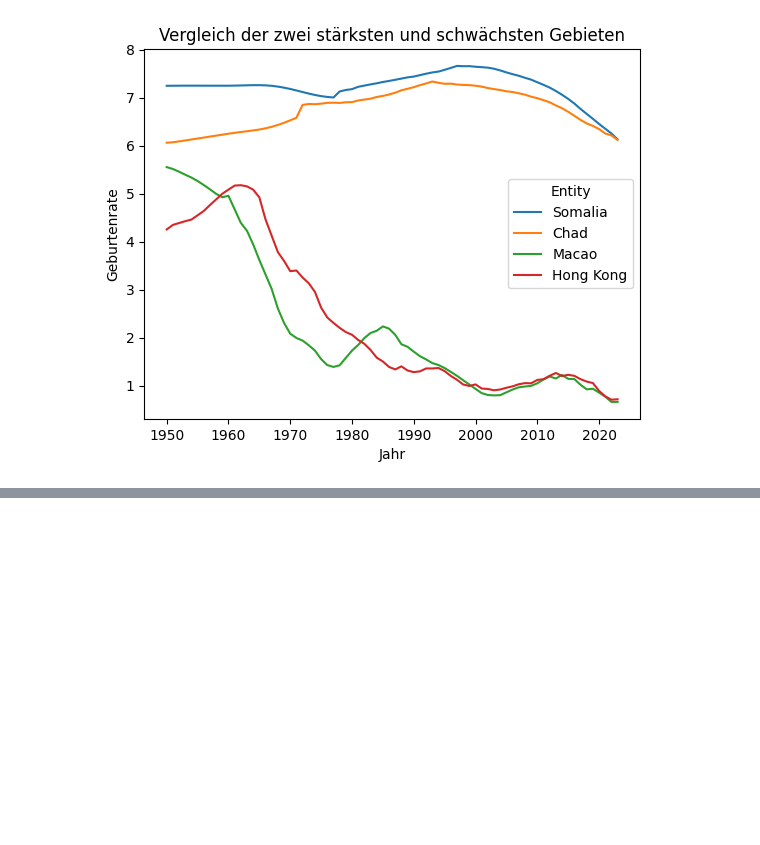
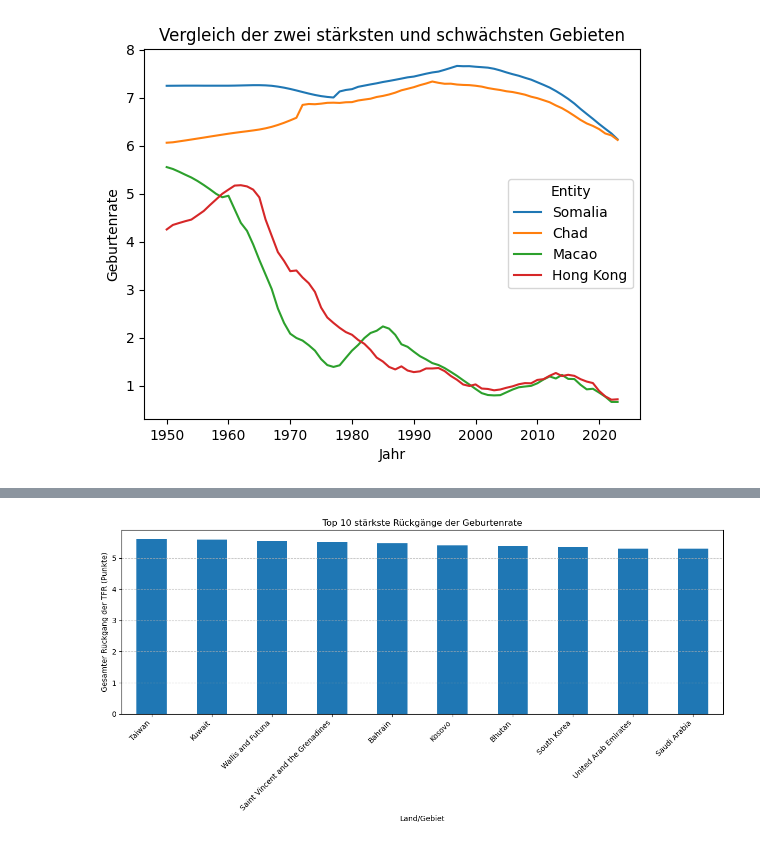
Before and after one commit to MarisaSt/BMLD-Inf1-PyLN, a Jupyter notebook: Grundgerüst.ipynb, the cells around one changed output, grey strips where cells are left out. Saved outputs shown, nothing was run; the diff lists cells and outputs as text; code cells hidden in the pictures; blank space fills up the shorter version.

```diff
--- a/Grundgerüst.ipynb
+++ b/Grundgerüst.ipynb
@@ -205,0 +212,11 @@ plt.show()
+# %%
+import pandas as pd
+import matplotlib.pyplot as plt
+df_pivot_asc = df_pivot.sort_index(ascending=True)
+start_rate = df_pivot_asc.iloc[0]
+end_rate = df_pivot_asc.iloc[-1]
+total_change_all_periods = end_rate - start_rate
+strongest_declines = (total_change_all_periods * -1).sort_values(ascending=False).head(10)
+result_df_new = pd.DataFrame(strongest_declines).rename(columns={0: 'Gesamter Rückgang (TFR-Punkte)'})
+print("Top 10 stärkste Rückgänge (über den längsten verfügbaren Zeitraum):")
+result_df_new
@@ -205,0 +237,12 @@ plt.show()
+# %%
+plt.figure(figsize=(12, 6))
+strongest_declines.plot(kind='bar')
+plt.title("Top 10 stärkste Rückgänge der Geburtenrate")
+plt.xlabel("Land/Gebiet")
+plt.ylabel("Gesamter Rückgang der TFR (Punkte)")
+plt.xticks(rotation=45, ha='right')
+plt.grid(axis='y', linestyle='--', alpha=0.7)
+plt.tight_layout()
+plt.show()
+# %% [output]
+[figure, added]
```
Also changed, not shown: parts of 7 cells of this notebook.
